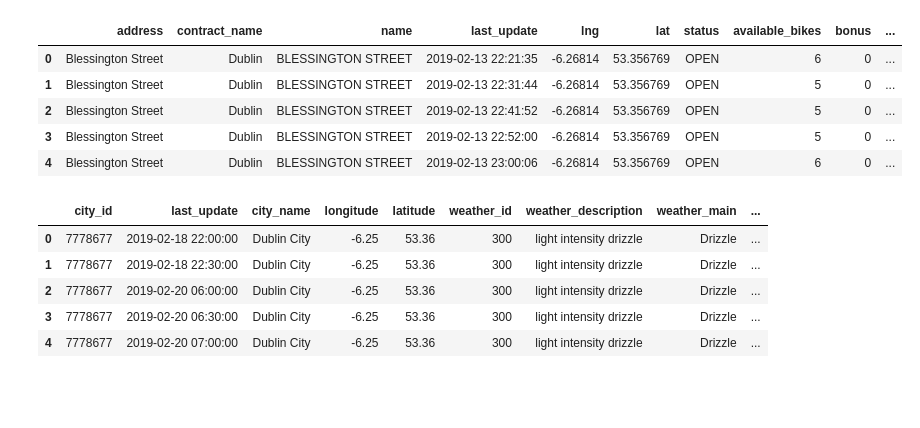
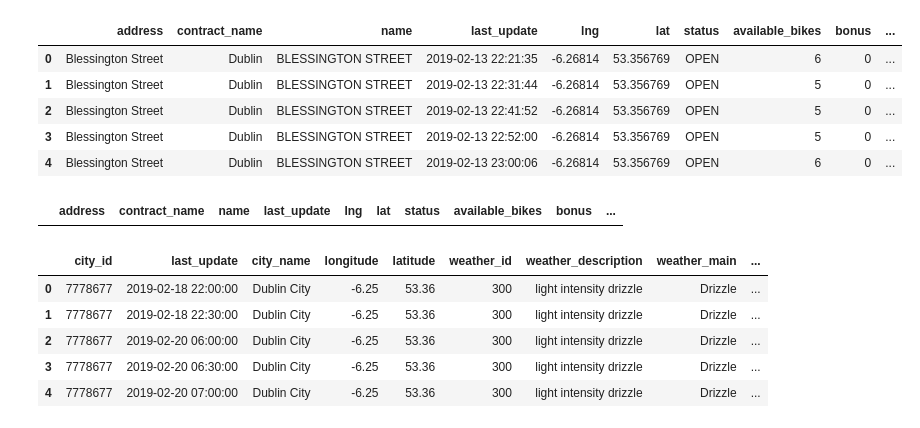
Before and after one commit to cycle-psychic/cycle-psychic, a Jupyter notebook: ml/data_to-28-03-19-bike+weather.ipynb, the cells around one changed output. Saved outputs shown, nothing was run; the diff lists cells and outputs as text; code cells hidden in the pictures; blank space fills up the shorter version.

```diff
--- a/ml/data_to-28-03-19-bike+weather.ipynb
+++ b/ml/data_to-28-03-19-bike+weather.ipynb
@@ -47,6 +47,10 @@ df.head(5)
 | 2 | Blessington Street | Dublin | BLESSINGTON STREET | 2019-02-13 22:41:52 | -6.26814 | 53.356769 | OPEN | 5 | 0 | ... |
 | 3 | Blessington Street | Dublin | BLESSINGTON STREET | 2019-02-13 22:52:00 | -6.26814 | 53.356769 | OPEN | 5 | 0 | ... |
 | 4 | Blessington Street | Dublin | BLESSINGTON STREET | 2019-02-13 23:00:06 | -6.26814 | 53.356769 | OPEN | 6 | 0 | ... |
+# %%
+df.loc[df['number'] == 116]
+# %% [output]
+|  | address | contract_name | name | last_update | lng | lat | status | available_bikes | bonus | ... |
 # %%
 df_weather.head(5)
 # %% [output]
```
Also changed, not shown: parts of 5 cells of this notebook, 2 other files.
